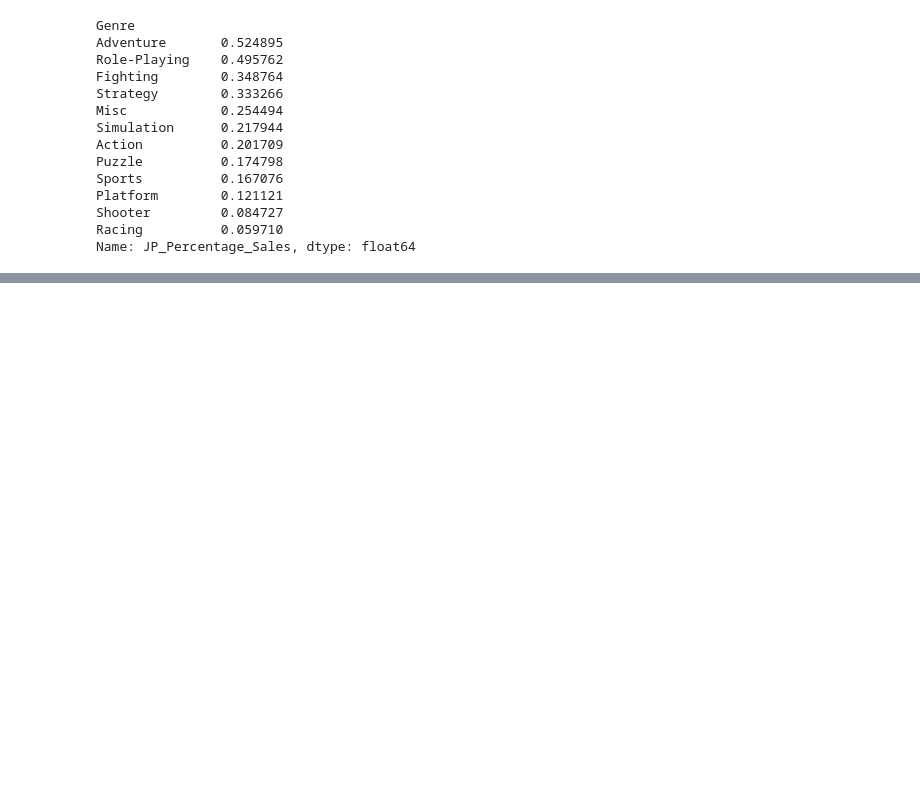
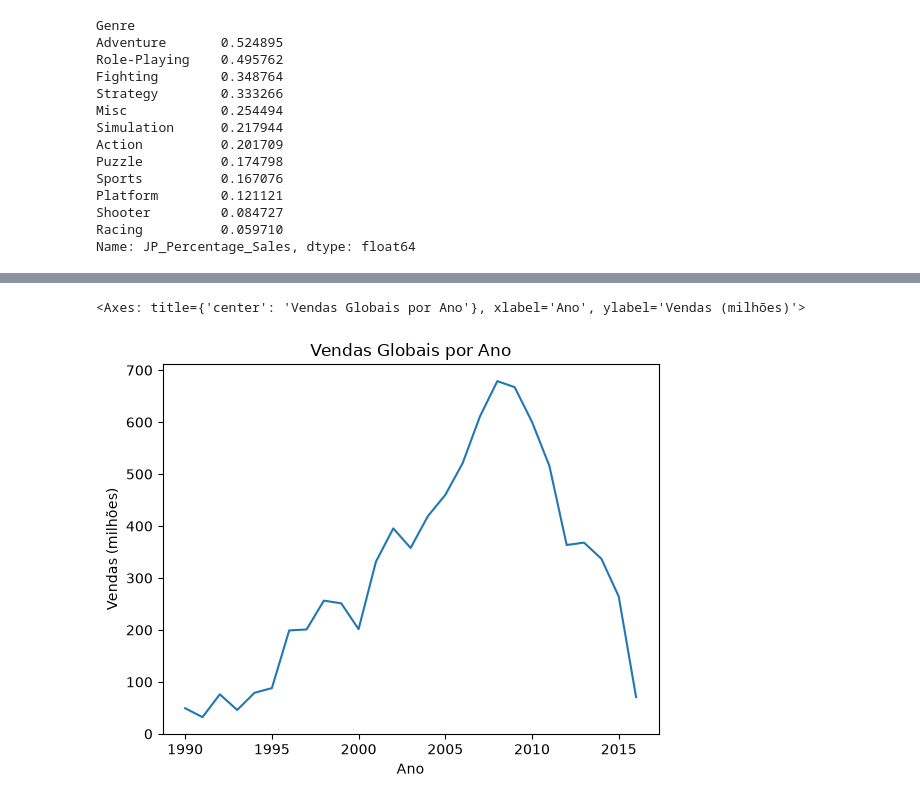
Before and after one commit to viniciuslavouraaa/cblol-match-predictor, a Jupyter notebook: notebooks/01_eda_videogames.ipynb, the cells around one changed output, grey strips where cells are left out. Saved outputs shown, nothing was run; the diff lists cells and outputs as text; code cells hidden in the pictures; blank space fills up the shorter version.

```diff
--- a/notebooks/01_eda_videogames.ipynb
+++ b/notebooks/01_eda_videogames.ipynb
@@ -191,0 +223,7 @@ Name: JP_Percentage_Sales, dtype: float64
+# %%
+annual_global_sales = df.groupby('Year')['Global_Sales'].sum()
+# %%
+annual_global_sales.loc[1990 : 2016].plot(kind='line', title='Vendas Globais por Ano', xlabel='Ano', ylabel='Vendas (milhões)')
+# %% [output]
+<Axes: title={'center': 'Vendas Globais por Ano'}, xlabel='Ano', ylabel='Vendas (milhões)'>
+[figure, added]
```
Also changed, not shown: parts of 11 cells of this notebook.
